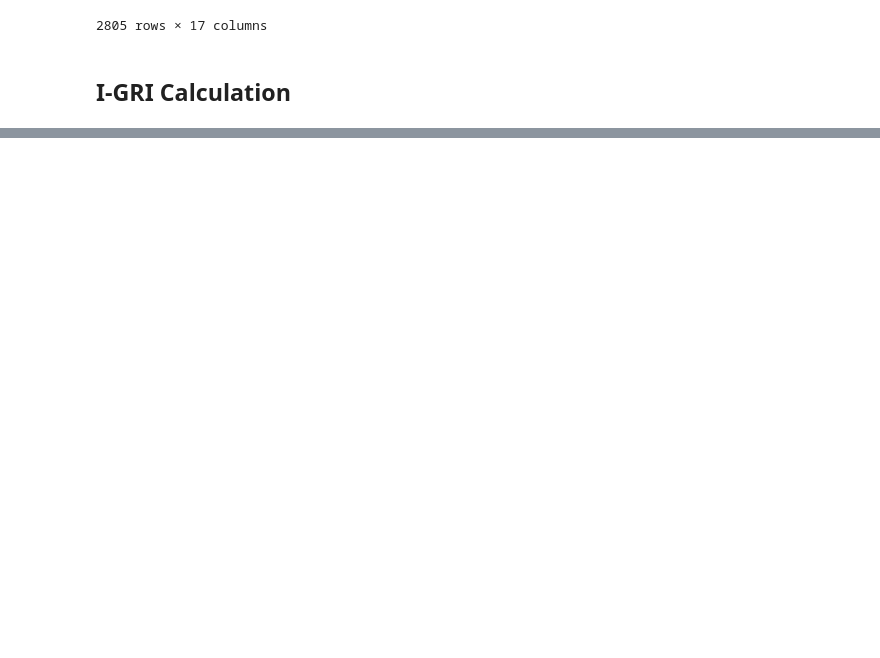
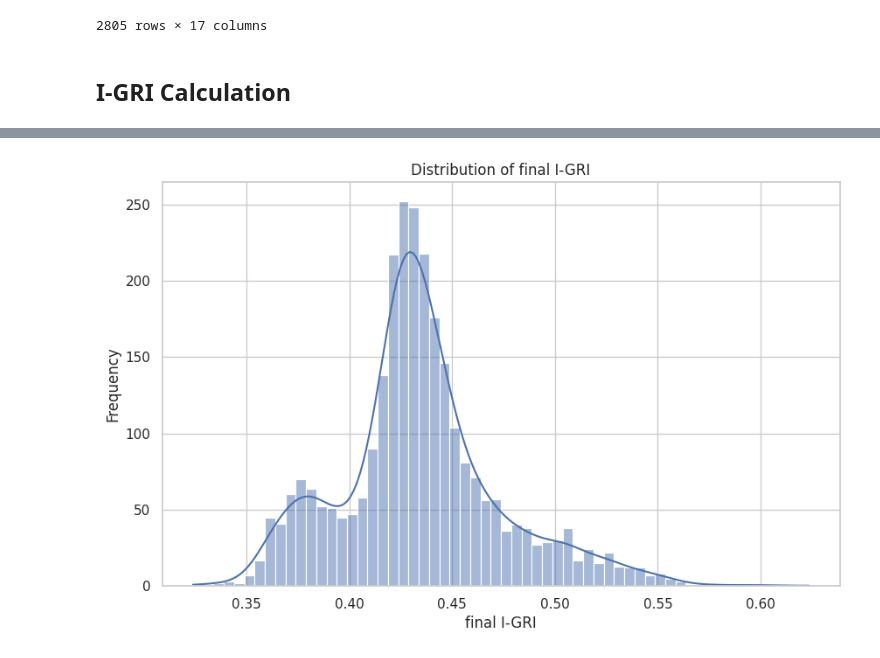
Before and after one commit to AhmedElZubair38/DISSERTATION, a Jupyter notebook: MOSTLY_Data_3/MODEL_3_NN.ipynb, the cells around one changed output, grey strips where cells are left out. Cells and saved outputs as stored; diff of their text form; code cells hidden in the pictures; blank space fills up the shorter version.

Commit message:
officially fully fully done with the code FINALLY

```diff
--- a/MOSTLY_Data_3/MODEL_3_NN.ipynb
+++ b/MOSTLY_Data_3/MODEL_3_NN.ipynb
@@ -660,3 +530,7 @@ fundus_subset
 ## I-GRI Calculation
 # %%
 selected_features = ['gender', 'age', 'eye', 'sbp', 'dbp', 'hr', 'iop', 'vcdr', 'cdr_avg', 'OC size', 'OD size']
+# %%
+fundus_subset = fundus_subset.reset_index(drop=True)
+
+fundus_subset.head()
@@ -662,0 +562,2 @@ selected_features = ['gender', 'age', 'eye', 'sbp', 'dbp', 'hr', 'iop', 'vcdr',
+# %%
+fundus_subset['NNI'] = fundus_subset.apply(lambda row: getNNI(row.name), axis=1)
@@ -662,0 +573,19 @@ selected_features = ['gender', 'age', 'eye', 'sbp', 'dbp', 'hr', 'iop', 'vcdr',
+# %%
+for column in selected_features:
+    fundus_subset[column] = (fundus_subset[column] - fundus_subset[column].min()) / (fundus_subset[column].max() - fundus_subset[column].min())
+
+weights = {
+    'gender': 0.05,
+    'age': 0.1,
+    'eye': 0.05,
+    'sbp': 0.08,
+    'dbp': 0.08,
+    'hr': 0.05,
+    'iop': 0.15,
+    'vcdr': 0.15,
+    'cdr_avg': 0.15,
+    'OC_size': 0.14,
+    'OD_size': 0.16
+}
+
+fundus_subset['I-GRI'] = np.sum(fundus_subset[['gender', 'age', 'eye', 'sbp', 'dbp', 'hr', 'iop', 'vcdr', 'cdr_avg', 'OC size', 'OD size']] * list(weights.values()),axis=1)
@@ -662,0 +601,2 @@ selected_features = ['gender', 'age', 'eye', 'sbp', 'dbp', 'hr', 'iop', 'vcdr',
+# %%
+fundus_subset['final_I-GRI'] = fundus_subset['I-GRI'] * 0.8 + fundus_subset['NNI'] * 0.2
@@ -663,3 +612,19 @@ selected_features = ['gender', 'age', 'eye', 'sbp', 'dbp', 'hr', 'iop', 'vcdr',
+# %%
+import seaborn as sns
+import matplotlib.pyplot as plt
+
+sns.set(style='whitegrid')
+
+plt.figure(figsize=(10, 6))
+sns.histplot(fundus_subset['final_I-GRI'], kde=True)
+
+plt.title('Distribution of final I-GRI')
+plt.xlabel('final I-GRI')
+plt.ylabel('Frequency')
+
+plt.show()
+# %% [output]
+[figure, added]
 # %%
 from sklearn.utils import class_weight
 from sklearn.model_selection import StratifiedShuffleSplit
```
Also changed, not shown: parts of 46 cells of this notebook, 2 other files.
